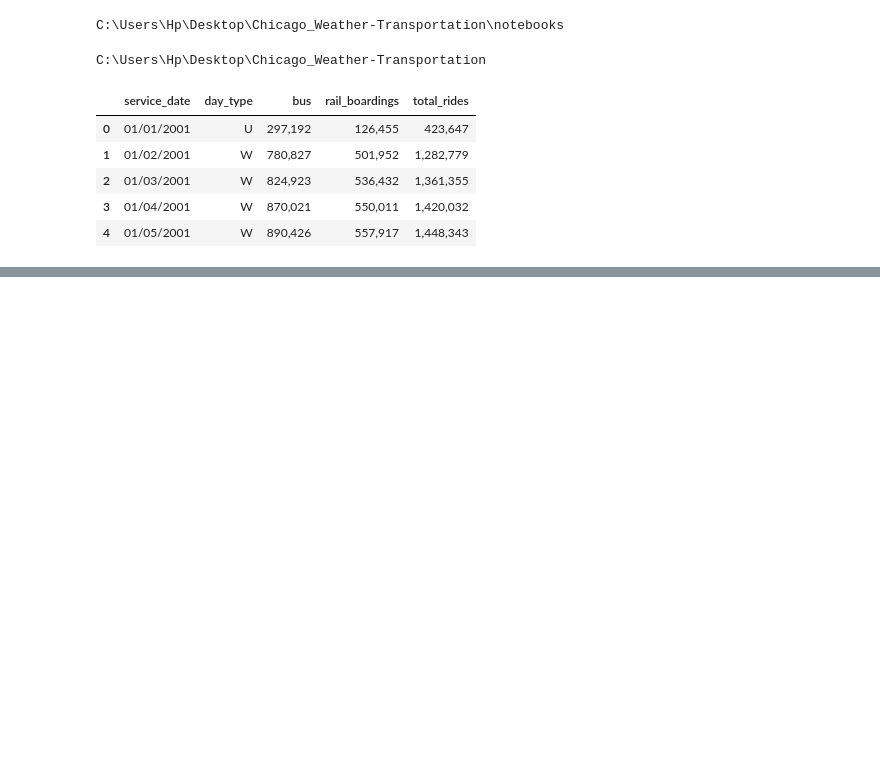
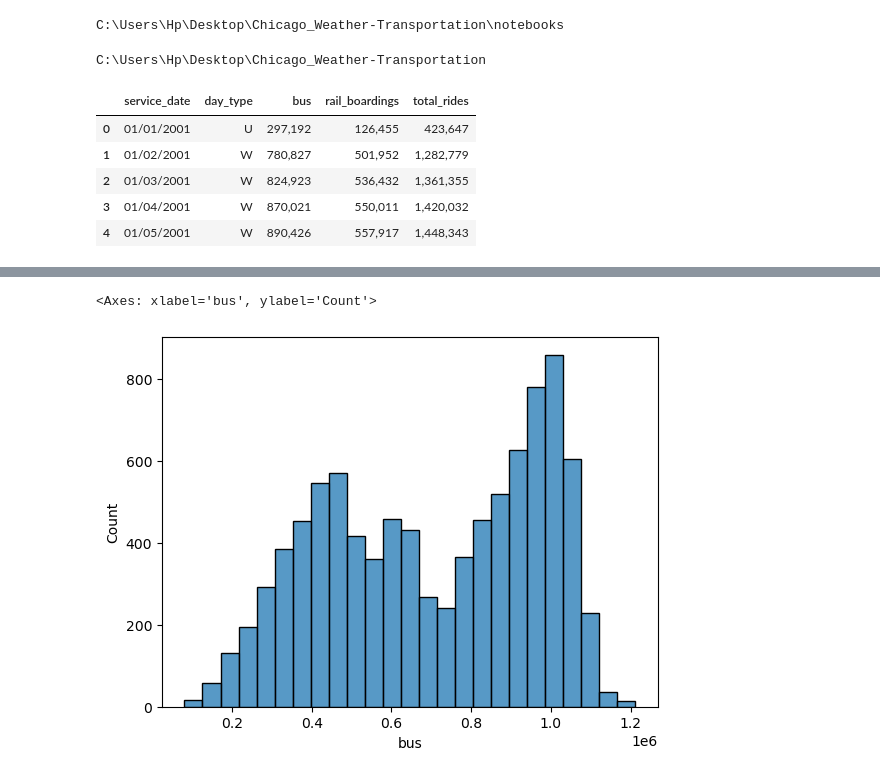
Before and after one commit to OrikG-bit/Chicago_Weather-Transportation, a Jupyter notebook: notebooks/01_transportation_bus_rail_total.ipynb, the cells around one changed output, grey strips where cells are left out. Saved outputs shown, nothing was run; the diff lists cells and outputs as text; code cells hidden in the pictures; blank space fills up the shorter version.

Commit message:
Data cleaning

```diff
--- a/notebooks/01_transportation_bus_rail_total.ipynb
+++ b/notebooks/01_transportation_bus_rail_total.ipynb
@@ -26,0 +105,7 @@ df.head(5)
+# %%
+df["rail_boardings"]= df["rail_boardings"].str.replace(",","")
+# %%
+df["rail_boardings"]= df["rail_boardings"].astype(int)
+# %%
+df["total_rides"]= df["total_rides"].str.replace(",","")
+df["total_rides"]= df["total_rides"].astype(int)
@@ -26,0 +120,2 @@ df.head(5)
+# %%
+df["service_date"]=pd.to_datetime(df["service_date"])
@@ -26,0 +138,5 @@ df.head(5)
+# %%
+sns.histplot(data= df, x= "bus")
+# %% [output]
+<Axes: xlabel='bus', ylabel='Count'>
+[figure, added]
```
Also changed, not shown: parts of 20 cells of this notebook.
